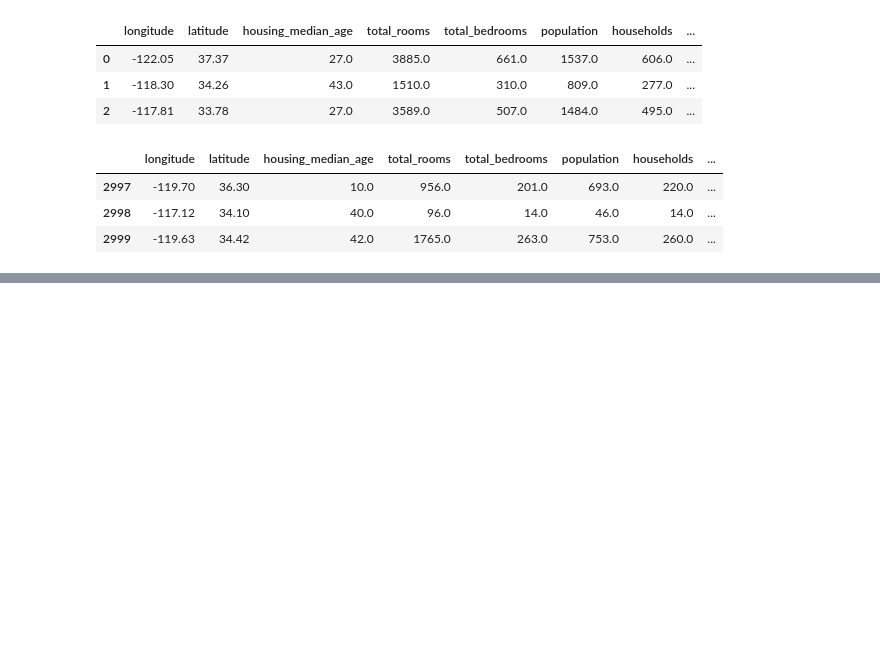
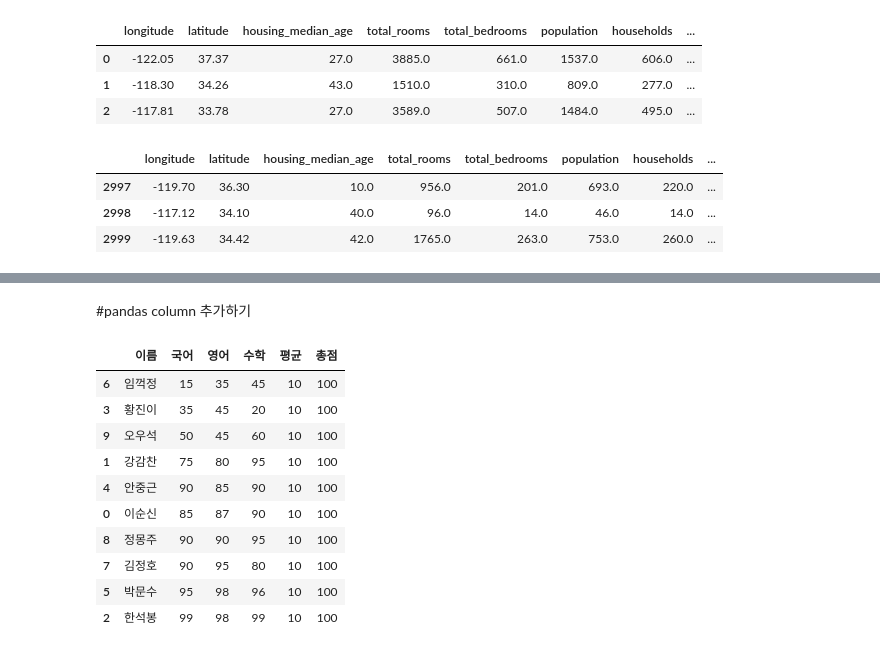
Before and after one commit to OHTORO87/PYTHON_AI_CLASS, a Jupyter notebook: colab_d12_02.ipynb, the cells around one changed output, grey strips where cells are left out. Drawn from its saved outputs; the diff is of its cells as text; code cells hidden in the pictures; blank space fills up the shorter version.

```diff
--- a/colab_d12_02.ipynb
+++ b/colab_d12_02.ipynb
@@ -517,0 +579,2 @@ p.tail(3)
+# %%
+pd5 = pd.read_csv('/content/sample_data/sc.csv',encoding='cp949',header = None)
@@ -517,0 +595,2 @@ p.tail(3)
+# %%
+pd5.columns=['이름','국어','영어','수학']
@@ -517,0 +744,2 @@ p.tail(3)
+# %%
+pd5.sort_values(by=['영어','수학'], inplace=True)
@@ -517,0 +798,19 @@ p.tail(3)
+# %% [markdown]
+#pandas column 추가하기
+# %%
+pd5['총점']=100
+# 우측에 총점 항목으로 기본값 100을 입력
+# %%
+pd5
+# %% [output]
+|  | 이름 | 국어 | 영어 | 수학 | 평균 | 총점 |
+| 6 | 임꺽정 | 15 | 35 | 45 | 10 | 100 |
+| 3 | 황진이 | 35 | 45 | 20 | 10 | 100 |
+| 9 | 오우석 | 50 | 45 | 60 | 10 | 100 |
+| 1 | 강감찬 | 75 | 80 | 95 | 10 | 100 |
+| 4 | 안중근 | 90 | 85 | 90 | 10 | 100 |
+| 0 | 이순신 | 85 | 87 | 90 | 10 | 100 |
+| 8 | 정몽주 | 90 | 90 | 95 | 10 | 100 |
+| 7 | 김정호 | 90 | 95 | 80 | 10 | 100 |
+| 5 | 박문수 | 95 | 98 | 96 | 10 | 100 |
+| 2 | 한석봉 | 99 | 98 | 99 | 10 | 100 |
```
Also changed, not shown: parts of 23 cells of this notebook.
